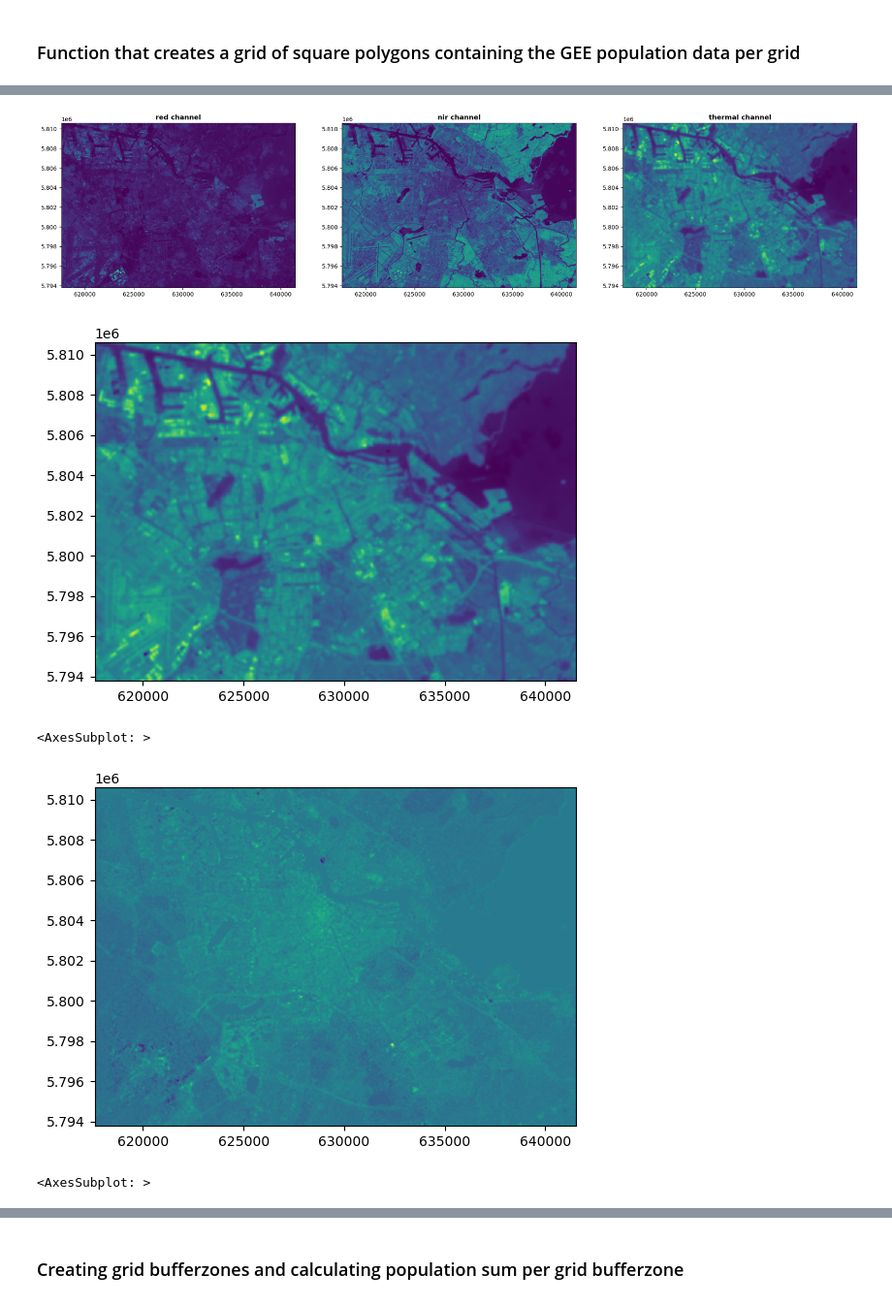
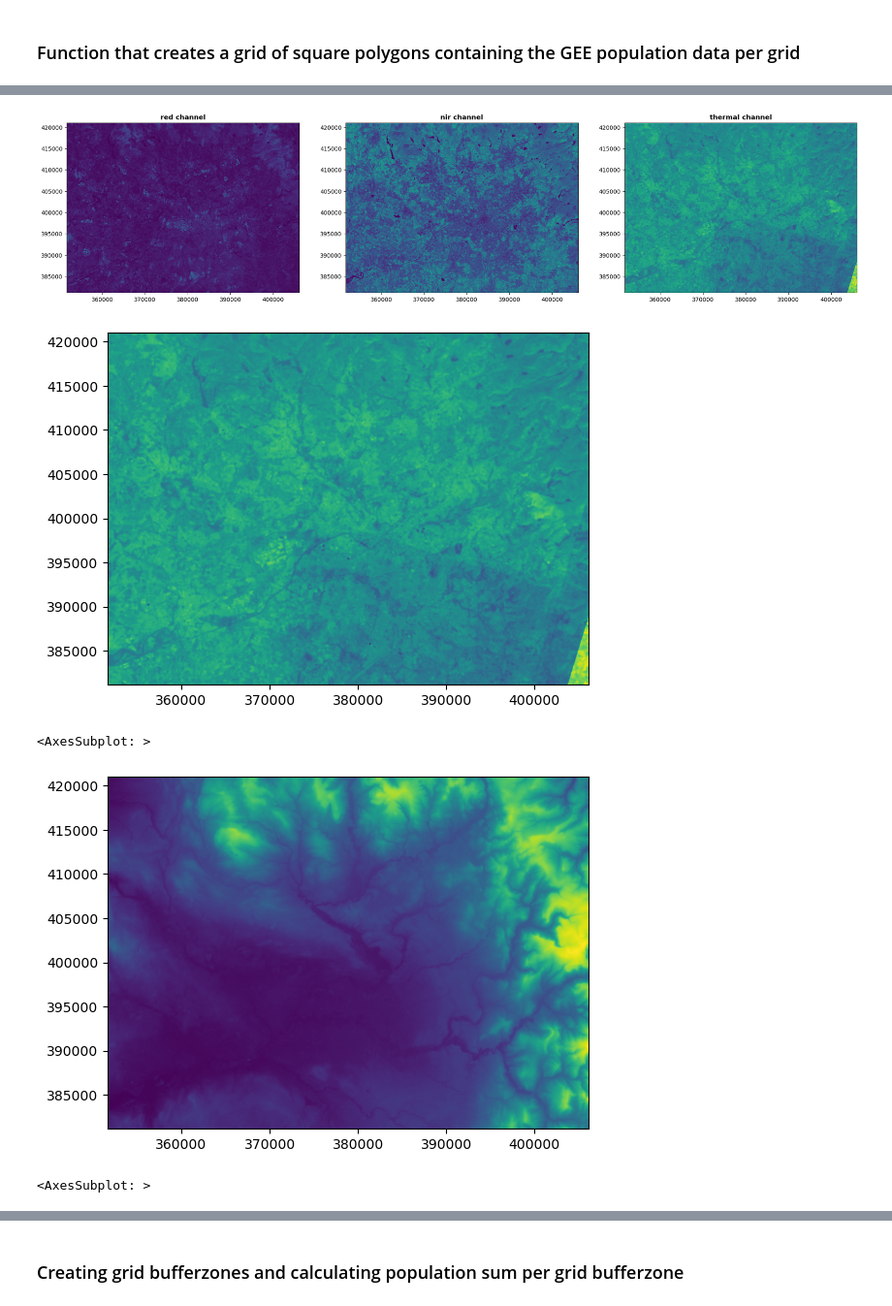
Before and after one commit to Spatial-Data-Science-and-GEO-AI-Lab/MultiHealth_J, a Jupyter notebook: manchester_final.ipynb, the cells around one changed output, grey strips where cells are left out. Shown at 97% size. Saved outputs shown, nothing was run; the diff lists cells and outputs as text; code cells hidden in the pictures.

```diff
--- a/manchester_final.ipynb
+++ b/manchester_final.ipynb
@@ -500,9 +490,9 @@ show(img)
 <AxesSubplot: >
 # %%
 # Checking files
-fp = path+'/Amsterdam_2020_red.tif'
-fp2 = path+'/Amsterdam_2020_nir.tif'
-fp3 = path+'/Amsterdam_2020_thermal.tif'
+fp = path+f'/{city}_2020_red.tif'
+fp2 = path+f'/{city}_2020_nir.tif'
+fp3 = path+f'/{city}_2020_thermal.tif'
 img = rasterio.open(fp)
 img2 = rasterio.open(fp2)
 img3 = rasterio.open(fp3)
@@ -514,7 +504,7 @@ show((img2), ax=axg, title='nir channel')
 show((img3), ax=axb, title='thermal channel')
 plt.show()
 # %% [output]
-[figure, old version]
+[figure, new version]
 # %%
 # Calculate LST layer
 
@@ -550,19 +540,19 @@ with rasterio.open(
         new_dataset.write(lst_image_single_window, 1)
 # %%
 # Checking LST file
-fp = path+'/Amsterdam_2020_LST.tif'
+fp = path+f'/{city}_2020_LST.tif'
 img = rasterio.open(fp)
 show(img)
 # %% [output]
-[figure, old version]
+[figure, new version]
 <AxesSubplot: >
 # %%
 # Checking DEM file
-fp = path+'/Amsterdam_DEM.tif'
+fp = path+f'/{city}_DEM.tif'
 img = rasterio.open(fp)
 show(img)
 # %% [output]
-[figure, old version]
+[figure, new version]
 <AxesSubplot: >
 # %%
 # Checking NightLight file
```
Also changed, not shown: parts of 65 cells of this notebook.
